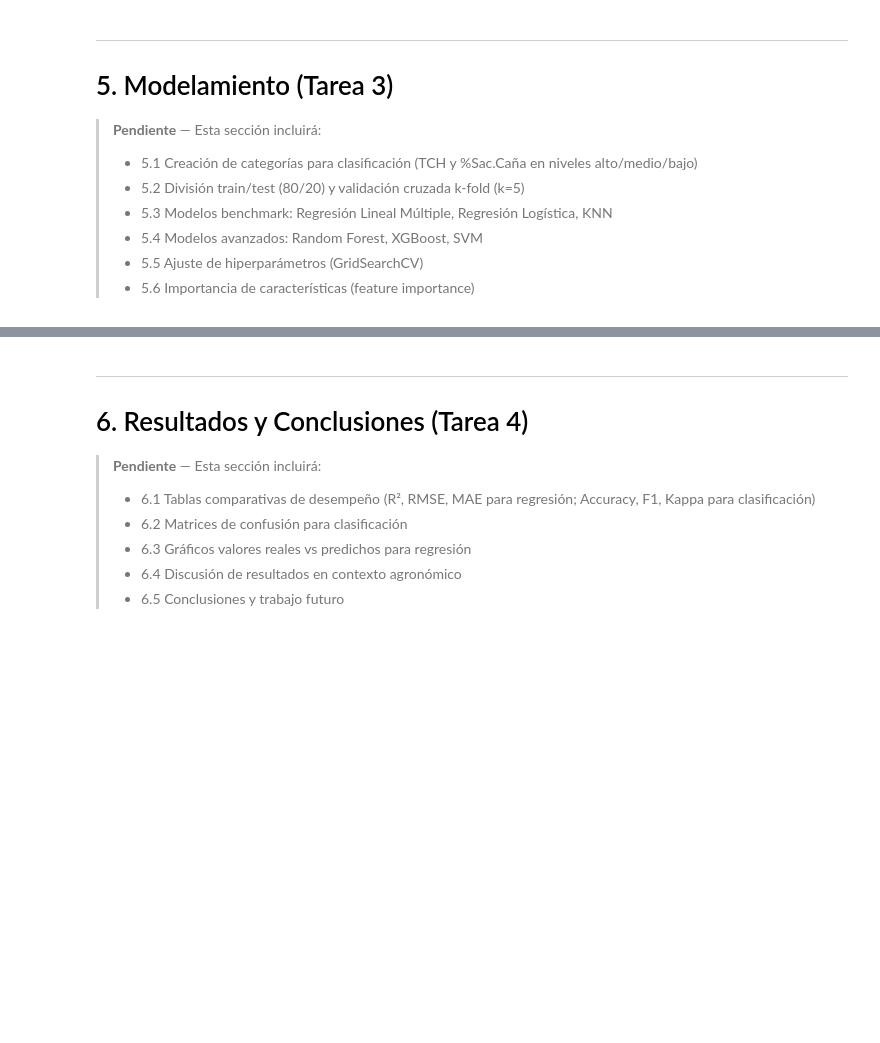
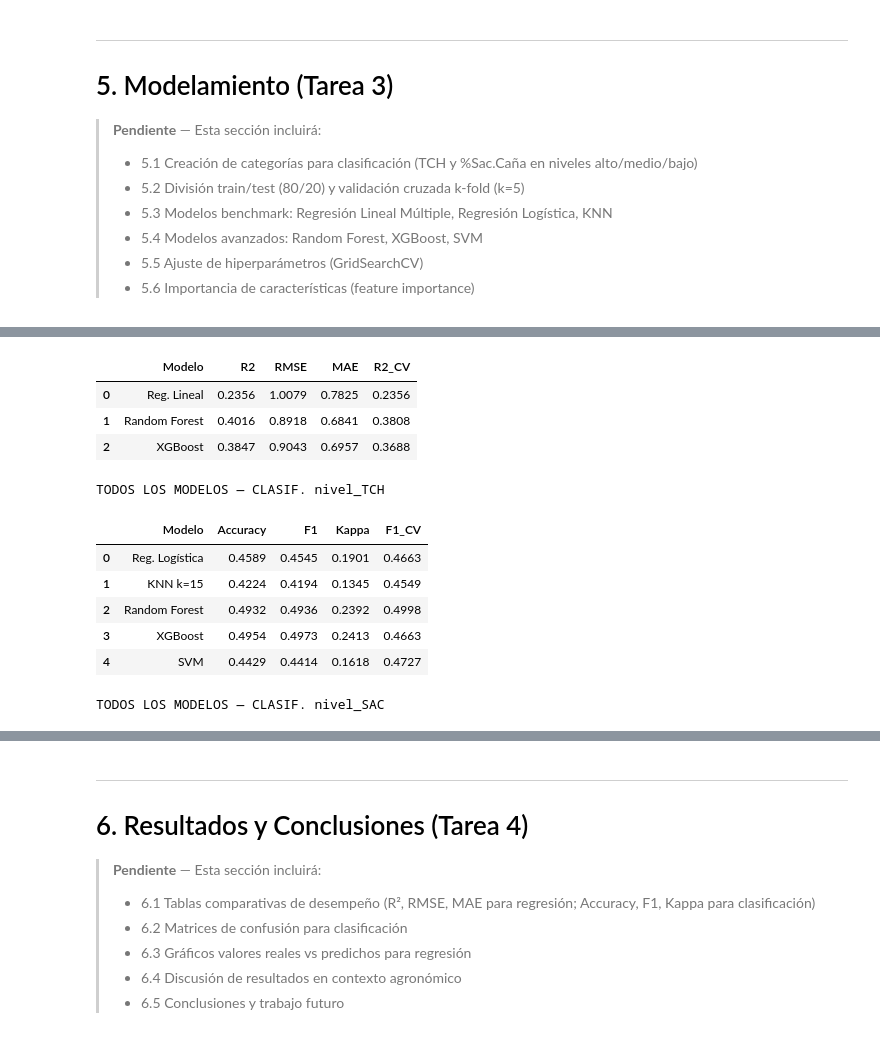
Before and after one commit to LissaAN1/prediccion-cana-LABAPO3, a Jupyter notebook: lab1.ipynb, the cells around one changed output, grey strips where cells are left out. Saved outputs shown, nothing was run; the diff lists cells and outputs as text; code cells hidden in the pictures; blank space fills up the shorter version.

```diff
--- a/lab1.ipynb
+++ b/lab1.ipynb
@@ -1329,0 +1703,16 @@ Archivos exportados:
+# %%
+# LABEL ENCODING PARA XGBOOST
+# XGBoost requiere clases numéricas (0, 1, 2...)
+# LabelEncoder convierte: 'Alto'→0, 'Bajo'→1, 'Medio'→2 (orden alfabético)
+
+from sklearn.preprocessing import LabelEncoder
+
+le_tch = LabelEncoder()
+le_sac = LabelEncoder()
+
+# Fit sobre el total para que train y test usen la misma codificación
+le_tch.fit(df_model_clf["nivel_TCH"])
+le_sac.fit(df_model_clf["nivel_SAC"])
+
+print("Mapeo nivel_TCH:", dict(zip(le_tch.classes_, le_tch.transform(le_tch.classes_))))
+print("Mapeo nivel_SAC:", dict(zip(le_sac.classes_, le_sac.transform(le_sac.classes_))))
@@ -1329,0 +1897,52 @@ Archivos exportados:
+# %%
+# MODELOS AVANZADOS
+print("Entrenando modelos avanzados...")
+
+# RF y XGBoost usan datos sin escalar y con todas las variables de lluvia
+res_tch.append(eval_reg("Random Forest",
+    RandomForestRegressor(n_estimators=100, random_state=42, n_jobs=-1),
+    X_tr_tree, X_te_tree, y_tr_tch, y_te_tch))
+res_tch.append(eval_reg("XGBoost",
+    XGBRegressor(n_estimators=100, random_state=42, verbosity=0),
+    X_tr_tree, X_te_tree, y_tr_tch, y_te_tch))
+
+res_sac.append(eval_reg("Random Forest",
+    RandomForestRegressor(n_estimators=100, random_state=42, n_jobs=-1),
+    X_tr_tree, X_te_tree, y_tr_sac, y_te_sac))
+res_sac.append(eval_reg("XGBoost",
+    XGBRegressor(n_estimators=100, random_state=42, verbosity=0),
+    X_tr_tree, X_te_tree, y_tr_sac, y_te_sac))
+print("Regresión")
+
+# Clasificación avanzada — XGBoost necesita labels codificados
+for y_tr, y_te, y_tr_enc, y_te_enc, res in [
+    (y_tr_ntch, y_te_ntch, y_tr_ntch_enc, y_te_ntch_enc, res_ntch),
+    (y_tr_nsac, y_te_nsac, y_tr_nsac_enc, y_te_nsac_enc, res_nsac)
+]:
+    res.append(eval_clf("Random Forest",
+        RandomForestClassifier(n_estimators=100, random_state=42, n_jobs=-1),
+        X_tr_clf, X_te_clf, y_tr, y_te))
+
+    res.append(eval_clf("XGBoost",
+        XGBClassifier(n_estimators=100, random_state=42,
+                      verbosity=0, eval_metric="mlogloss"),
+        X_tr_clf, X_te_clf, y_tr_enc, y_te_enc))
+
+    res.append(eval_clf("SVM",
+        SVC(kernel="rbf", C=1.0, random_state=42),
+        X_tr_clf_sc, X_te_clf_sc, y_tr, y_te))
+print("Clasificación")
+
+# Tabla completa
+print("\nTODOS LOS MODELOS — REGRESIÓN TCH");   display(pd.DataFrame(res_tch)[cols_r])
+print("\nTODOS LOS MODELOS — REGRESIÓN %Sac");  display(pd.DataFrame(res_sac)[cols_r])
+print("\nTODOS LOS MODELOS — CLASIF. nivel_TCH"); display(pd.DataFrame(res_ntch)[cols_c])
+print("\nTODOS LOS MODELOS — CLASIF. nivel_SAC"); display(pd.DataFrame(res_nsac)[cols_c])
+
+# Guardar CSV de métricas
+pd.DataFrame(res_tch)[cols_r].to_csv("outputs/metrics/todos_modelos_TCH.csv", index=False)
+pd.DataFrame(res_sac)[cols_r].to_csv("outputs/metrics/todos_modelos_SAC.csv", index=False)
+pd.DataFrame(res_ntch)[cols_c].to_csv("outputs/metrics/todos_modelos_nivelTCH.csv", index=False)
+pd.DataFrame(res_nsac)[cols_c].to_csv("outputs/metrics/todos_modelos_nivelSAC.csv", index=False)
+print("\nSe guardaron las metricas")
+# %% [output]
@@ -1329,0 +1959,12 @@ Archivos exportados:
+|  | Modelo | R2 | RMSE | MAE | R2_CV |
+| 0 | Reg. Lineal | 0.2356 | 1.0079 | 0.7825 | 0.2356 |
+| 1 | Random Forest | 0.4016 | 0.8918 | 0.6841 | 0.3808 |
+| 2 | XGBoost | 0.3847 | 0.9043 | 0.6957 | 0.3688 |
+TODOS LOS MODELOS — CLASIF. nivel_TCH
+|  | Modelo | Accuracy | F1 | Kappa | F1_CV |
+| 0 | Reg. Logística | 0.4589 | 0.4545 | 0.1901 | 0.4663 |
+| 1 | KNN k=15 | 0.4224 | 0.4194 | 0.1345 | 0.4549 |
+| 2 | Random Forest | 0.4932 | 0.4936 | 0.2392 | 0.4998 |
+| 3 | XGBoost | 0.4954 | 0.4973 | 0.2413 | 0.4663 |
+| 4 | SVM | 0.4429 | 0.4414 | 0.1618 | 0.4727 |
+TODOS LOS MODELOS — CLASIF. nivel_SAC
```
Also changed, not shown: parts of 33 cells of this notebook.
